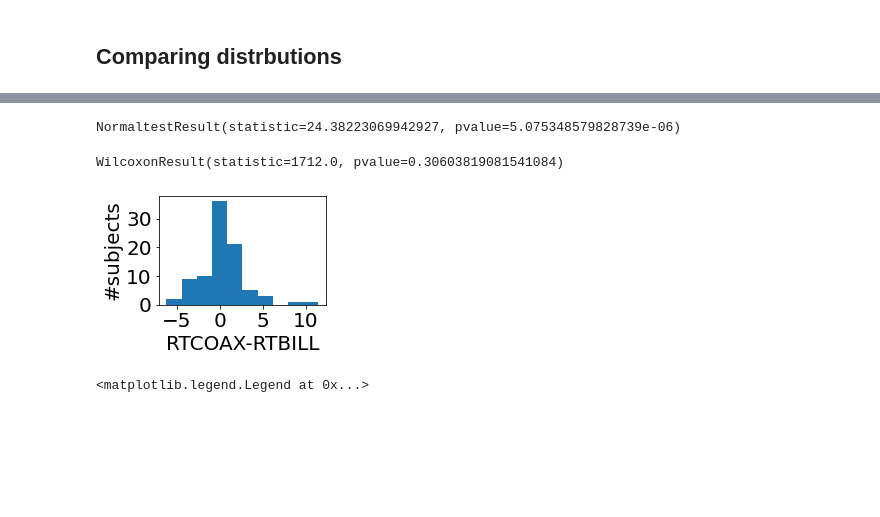
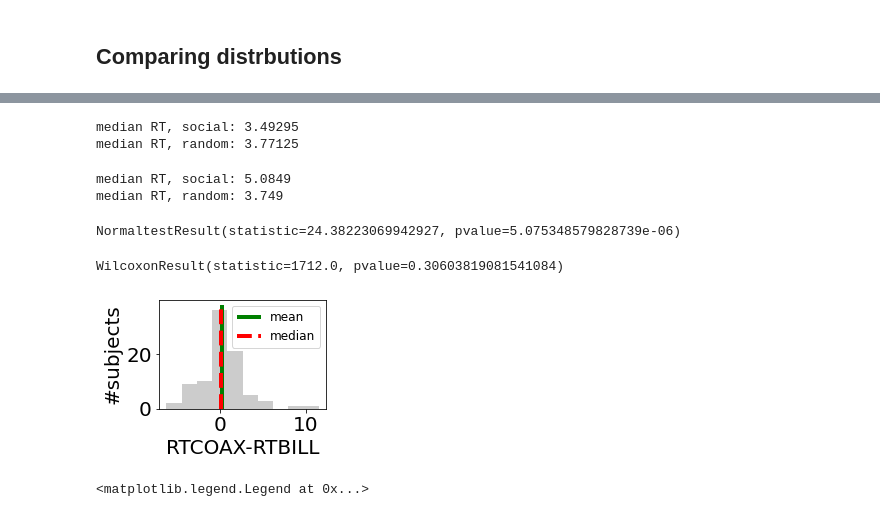
Before and after one commit to rvarrier/HCP_socialtask_analysis, a Jupyter notebook: RT_online_task/Analyses-1.ipynb, the cells around one changed output, grey strips where cells are left out. Drawn from its saved outputs; the diff is of its cells as text; code cells hidden in the pictures; blank space fills up the shorter version.

Commit message:
adding traits fmri analysis, updating RT online task, updating coax-bill tc analysis scripts

```diff
--- a/RT_online_task/Analyses-1.ipynb
+++ b/RT_online_task/Analyses-1.ipynb
@@ -49,0 +96,8 @@ movie_names = ['COAXINGB0','BILLIARDA1','DRIFTINGA2','FISHING3','RANDOMMECH4',
+# %%
+#red_rgb = [103,0,31] # edges of RdBu
+#blue_rgb = [5,48,97] # edges of RdBu
+red_rgb =[188,61,62] # from Emily
+blue_rgb = [54,122,177] # from Emily
+red_rgb = np.array(red_rgb)/255
+blue_rgb = np.array(blue_rgb)/255
+alpha = .2 # transparency inside boxplots, for datapts etc.
@@ -232,0 +351,4 @@ print(len(rtDur_all),', ', rtDur_all[0].shape)
+# %%
+colors = [red_rgb,blue_rgb]
+# Set your custom color palette
+myPalette = sns.set_palette(sns.color_palette(colors))
@@ -398,17 +600,21 @@ merged.columns[-1]
 # %%
-movie_inds = [0,1] # CHANGE MOVIE INDEX HERE
+movie_inds = [0,1,6] # CHANGE MOVIE INDEX HERE.first should be social, second random
 mnames = [movie_names[i] for i in movie_inds]
 print(mnames)
 df1 = dat_all.loc[(dat_all['movie']== mnames[0]) & (dat_all['respDur_keys']== 'left'),
-                  ['participant','respDur_rt']]
+                  ['sub_ind','respDur_rt']] # "social" responders for the social movie
 df2 = dat_all.loc[(dat_all['movie']== mnames[1]) & (dat_all['respDur_keys']== 'right'),
-                  ['participant','respDur_rt']]
+                  ['sub_ind','respDur_rt']] # "random" responders for the random movie
+df3 = dat_all.loc[(dat_all['movie']== mnames[2]) & (dat_all['respDur_keys']== 'left'),
+                  ['sub_ind','respDur_rt']] # "random" responders for the random movie
 
 
-ind = df2.participant.isin(df1.participant) & df1.participant.isin(df2.participant)
-merged = pd.merge(df1, df2, how='inner', on=['participant'],suffixes = ['_'+ mnames[0][:4],'_'+ mnames[1][:4]])
+ind = df2.sub_ind.isin(df1.sub_ind) & df1.sub_ind.isin(df2.sub_ind)
+merged1 = pd.merge(df1, df2, how='inner', on=['sub_ind'],suffixes = ['_'+ mnames[0][:4],'_'+ mnames[1][:4]])
+merged2 = pd.merge(df3, df2, how='inner', on=['sub_ind'],suffixes = ['_'+ mnames[2][:4],'_'+ mnames[1][:4]])
 
-merged['diff'] = merged[merged.columns[-2]] -  merged[merged.columns[-1]]
+merged1['diff'] = merged1[merged1.columns[-2]] -  merged1[merged1.columns[-1]]
+merged2['diff'] = merged2[merged2.columns[-2]] -  merged2[merged2.columns[-1]]
 
-merged # list of subs who gave a "social" response for movie 1 and "nonsocial" response for movie 2
+merged1 # list of subs who gave a "social" response for movie 1 and "nonsocial" response for movie 2
 # %% [output]
@@ -429,16 +651,34 @@ merged # list of subs who gave a "social" response for movie 1 and "nonsocial" r
+# %%
+# for the fmri analysis
+print('median RT, social:', merged1['respDur_rt_COAX'].median())
+print('median RT, random:', merged1['respDur_rt_BILL'].median())
+# %% [output]
+median RT, social: 3.49295
+median RT, random: 3.77125
+# %%
+# for the fmri analysis
+print('median RT, social:', merged2['respDur_rt_SEDU'].median())
+print('median RT, random:', merged2['respDur_rt_BILL'].median())
+# %% [output]
+median RT, social: 5.0849
+median RT, random: 3.749
 # %%
 plt.figure(1,figsize =(3,2))
-plt.hist(merged['diff'],bins =10)
+plt.hist(merged['diff'],bins =10,color ='grey', alpha = .4)
 plt.xlabel ('RTCOAX-RTBILL', fontsize =20)
 plt.ylabel('#subjects', fontsize =20)
+ymi,yma = plt.ylim()
+plt.vlines(np.mean(merged['diff']),ymi,yma,label = 'mean', ls = 'solid',color = 'g', linewidth = 4)
+plt.vlines(np.median(merged['diff']),ymi,yma,label = 'median', ls = 'dashed', color = 'r', linewidth =4)
 plt.xticks(fontsize=20)
 plt.yticks(fontsize=20)
+plt.legend()
 print(stats.normaltest(merged['diff'])) # the difference is not normally distrbuted around zero.
 stats.wilcoxon(merged['diff'])
 # %% [output]
 NormaltestResult(statistic=24.38223069942927, pvalue=5.075348579828739e-06)
 WilcoxonResult(statistic=1712.0, pvalue=0.30603819081541084)
-[figure, old version]
+[figure, new version]
 # %%
 plt.hist(merged['respDur_rt_COAX'], label = 'COAX')
 plt.hist(merged['respDur_rt_BILL'], label = 'BILL')
```
Also changed, not shown: parts of 48 cells of this notebook, 5 other files.
